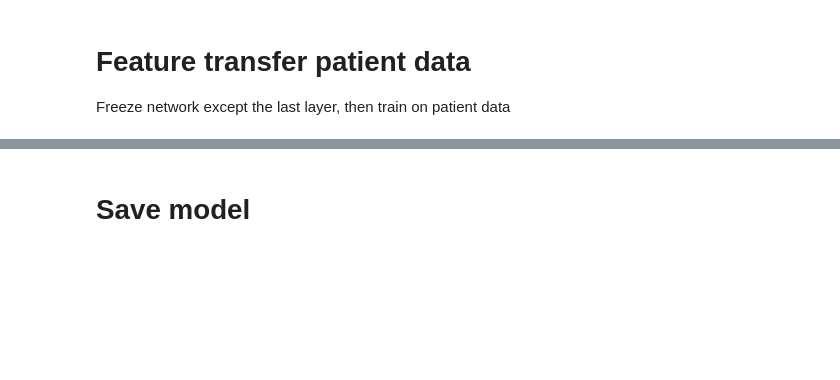
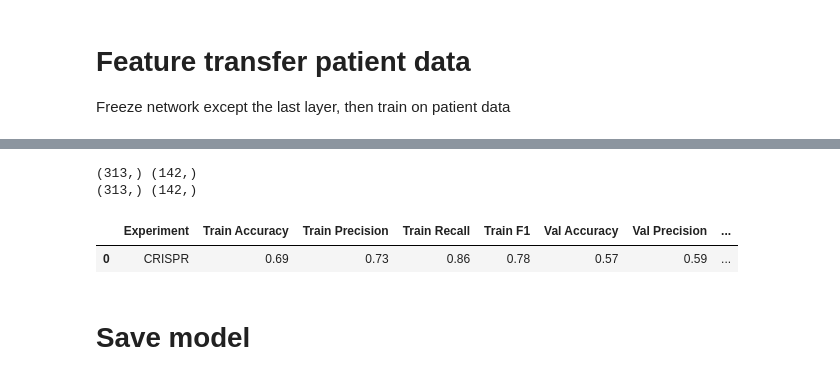
Before and after one commit to nalinimsingh/mm-cell_lines, a Jupyter notebook: AE_multiTaskNN.ipynb, the cells around one changed output, grey strips where cells are left out. Saved outputs shown, nothing was run; the diff lists cells and outputs as text; code cells hidden in the pictures; blank space fills up the shorter version.

```diff
--- a/AE_multiTaskNN.ipynb
+++ b/AE_multiTaskNN.ipynb
@@ -337,3 +528,43 @@ plt.scatter(y_pt_test,model.predict(X_pt_test))
+# %%
+y_train_transferPred = np.array(transfer_model.predict(X_train_pt))[:,1]
+y_test_transferPred = np.array(transfer_model.predict(X_test_pt))[:,1]
+
+y_train_transferPred = np.where(y_train_transferPred > 0.5, 1, 0)
+y_test_transferPred = np.where(y_test_transferPred > 0.5, 1, 0)
+
+bY_train_true_pfs = bY_train_pfs_oneHot[:,1]
+bY_test_true_pfs = bY_test_pfs_oneHot[:,1]
+
+print(y_train_transferPred.shape, y_test_transferPred.shape)
+print(bY_train_true_pfs.shape, bY_test_true_pfs.shape)
+# %% [output]
+(313,) (142,)
+(313,) (142,)
+# %%
+from sklearn.metrics import accuracy_score, precision_score, recall_score, f1_score
+
+def get_stats(true_pfs,pred_pfs):
+    metrics = [accuracy_score, precision_score, recall_score, f1_score]
+    return([np.round(metric(true_pfs, pred_pfs),2) for metric in metrics])
+# %%
+tr_stats = get_stats(bY_train_true_pfs, y_train_transferPred)
+val_stats = get_stats(bY_test_true_pfs, y_test_transferPred)
+
+results_df = (pd.DataFrame({'Experiment': 'CRISPR',
+                      'Train Accuracy': tr_stats[0],
+                      'Train Precision': tr_stats[1],
+                      'Train Recall': tr_stats[2],
+                      'Train F1': tr_stats[3],
+
+                      'Val Accuracy': val_stats[0],
+                      'Val Precision': val_stats[1],
+                      'Val Recall': val_stats[2],
+                      'Val F1': val_stats[3]},index=[0]))
+
+display(results_df)
+# %% [output]
+|  | Experiment | Train Accuracy | Train Precision | Train Recall | Train F1 | Val Accuracy | Val Precision | ... |
+| 0 | CRISPR | 0.69 | 0.73 | 0.86 | 0.78 | 0.57 | 0.59 | ... |
 # %% [markdown]
 # Save model
 # %%
```
Also changed, not shown: parts of 21 cells of this notebook.
